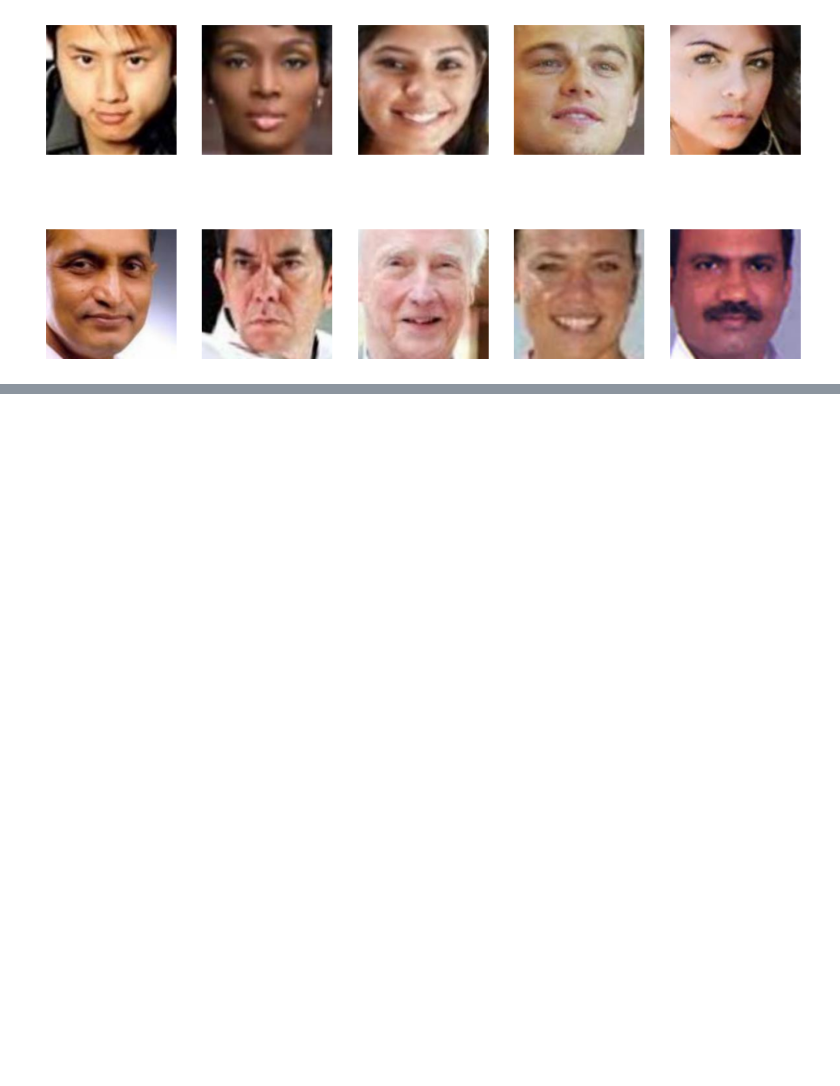
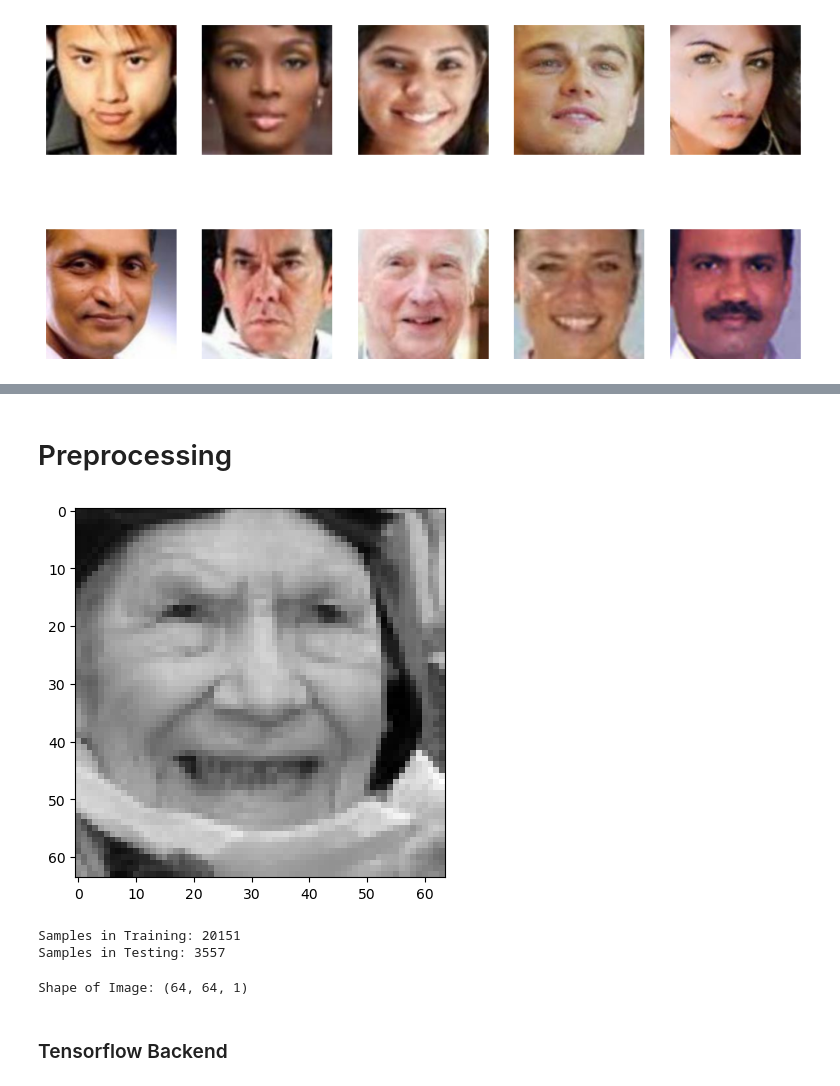
Before and after one commit to nicksv03/Age_Gender_Detection_System, a Jupyter notebook: age-gender-detection-system.ipynb, the cells around one changed output, grey strips where cells are left out. Cells and saved outputs as stored; diff of their text form; code cells hidden in the pictures; blank space fills up the shorter version.

```diff
--- a/age-gender-detection-system.ipynb
+++ b/age-gender-detection-system.ipynb
@@ -61,0 +80,37 @@ Max ages: 99 Min ages: 1
+# %%
+def age_group(age):
+    if age >=0 and age < 18:
+        return 1
+    elif age < 30:
+        return 2
+    elif age < 80:
+        return 3
+    else:
+        return 4
+# %% [markdown]
+# Preprocessing
+# %%
+target = np.zeros((size, 2), dtype = 'float32')
+features = np.zeros((size, sample.shape[0], sample.shape[1], 1), dtype = 'float32')
+for i in range(size):
+    target[i,0] = age_group(int(ages[i])) / 4
+    target[i,1] = int(genders[i])
+    features[i] = images[i]
+features = features / 255
+display(features[550])
+# %% [output]
+[figure, added]
+# %%
+x_train, x_test, y_train, y_test = train_test_split(features, target, test_size=0.15, shuffle = True)
+print('Samples in Training:', x_train.shape[0])
+print('Samples in Testing:', x_test.shape[0])
+# %% [output]
+Samples in Training: 20151
+Samples in Testing: 3557
+# %%
+# Shape of Image
+print('Shape of Image:', sample.shape)
+# %% [output]
+Shape of Image: (64, 64, 1)
+# %% [markdown]
+### Tensorflow Backend
```
Also changed, not shown: parts of 4 cells of this notebook.
